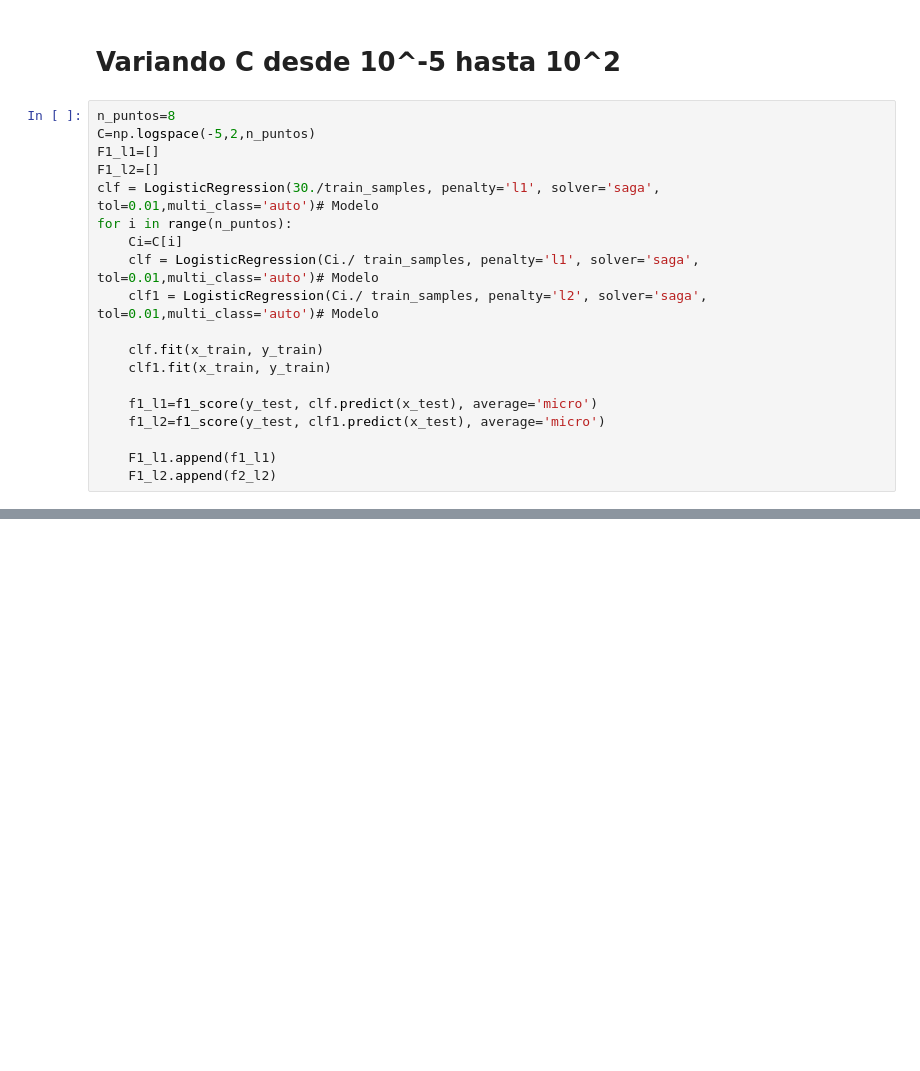
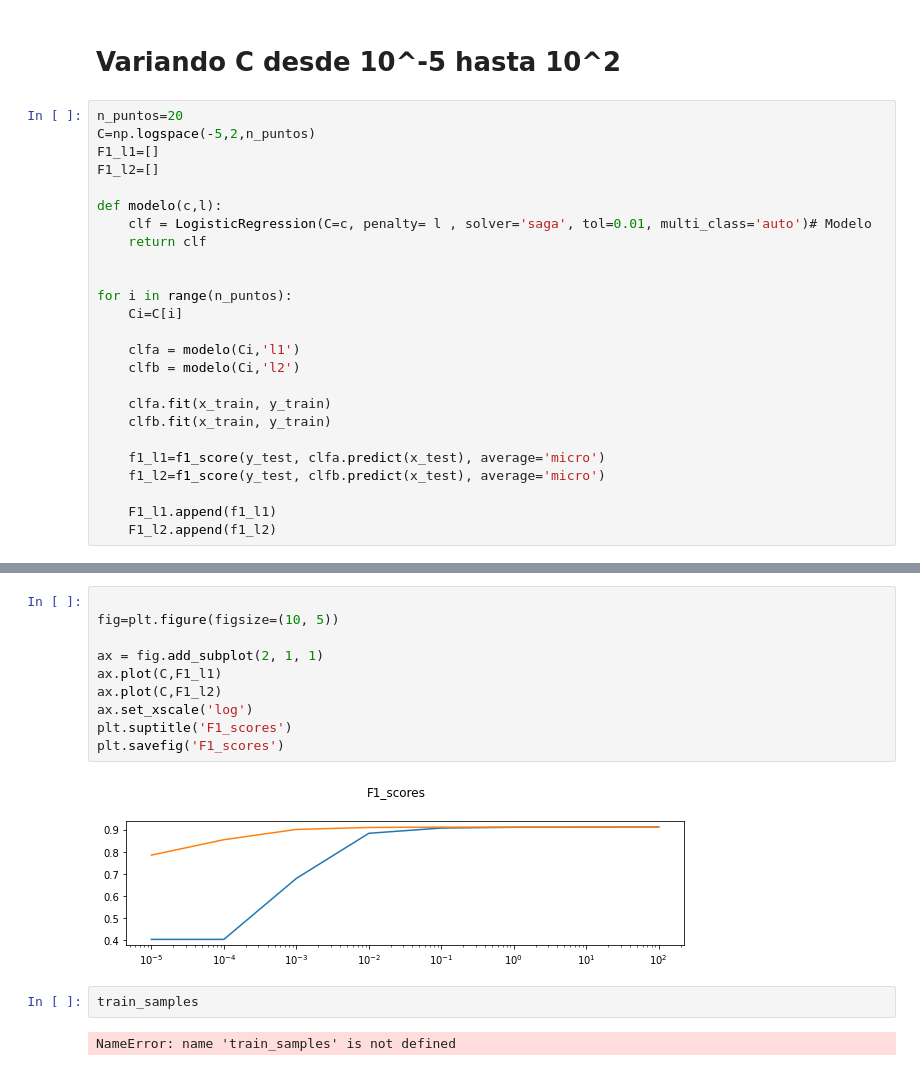
Before and after one commit to CristinaNavarrete/NavarreteCristina_Ejercicio25, a Jupyter notebook: regresión_logistica.ipynb, the cells around one changed output, grey strips where cells are left out. Saved outputs shown, nothing was run; the diff lists cells and outputs as text; blank space fills up the shorter version.

```diff
--- a/regresión_logistica.ipynb
+++ b/regresión_logistica.ipynb
@@ -200,21 +203,27 @@ el valor de F1 para penalización l1 es 0.9268533772652389
 # %% [markdown]
 # Variando C desde 10^-5 hasta 10^2
 # %%
-n_puntos=8
+n_puntos=20
 C=np.logspace(-5,2,n_puntos)
 F1_l1=[]
 F1_l2=[]
-clf = LogisticRegression(30./train_samples, penalty='l1', solver='saga', tol=0.01,multi_class='auto')# Modelo
+
+def modelo(c,l):
+    clf = LogisticRegression(C=c, penalty= l , solver='saga', tol=0.01, multi_class='auto')# Modelo
+    return clf
+
+
 for i in range(n_puntos):
     Ci=C[i]
-    clf = LogisticRegression(Ci./ train_samples, penalty='l1', solver='saga', tol=0.01,multi_class='auto')# Modelo
-    clf1 = LogisticRegression(Ci./ train_samples, penalty='l2', solver='saga', tol=0.01,multi_class='auto')# Modelo
 
-    clf.fit(x_train, y_train)
-    clf1.fit(x_train, y_train)
+    clfa = modelo(Ci,'l1')
+    clfb = modelo(Ci,'l2')
 
-    f1_l1=f1_score(y_test, clf.predict(x_test), average='micro')
-    f1_l2=f1_score(y_test, clf1.predict(x_test), average='micro')
+    clfa.fit(x_train, y_train)
+    clfb.fit(x_train, y_train)
+
+    f1_l1=f1_score(y_test, clfa.predict(x_test), average='micro')
+    f1_l2=f1_score(y_test, clfb.predict(x_test), average='micro')
 
     F1_l1.append(f1_l1)
-    F1_l2.append(f2_l2)
+    F1_l2.append(f1_l2)
@@ -223 +230,17 @@ SyntaxError: invalid syntax (<ipython-input-45-fa7e637d68f9>, line 8)
+# %%
+
+fig=plt.figure(figsize=(10, 5))
+
+ax = fig.add_subplot(2, 1, 1)
+ax.plot(C,F1_l1)
+ax.plot(C,F1_l2)
+ax.set_xscale('log')
+plt.suptitle('F1_scores')
+plt.savefig('F1_scores')
+# %% [output]
+[figure, added]
+# %%
+train_samples
+# %% [output]
+NameError: name 'train_samples' is not defined
 # %%
```
Also changed, not shown: parts of 9 cells of this notebook.
